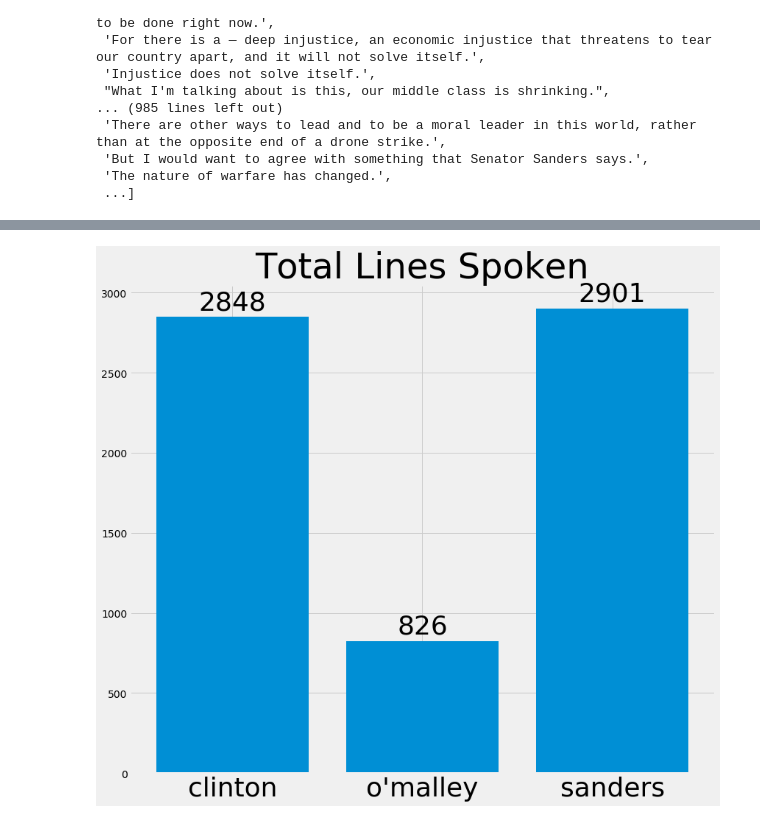
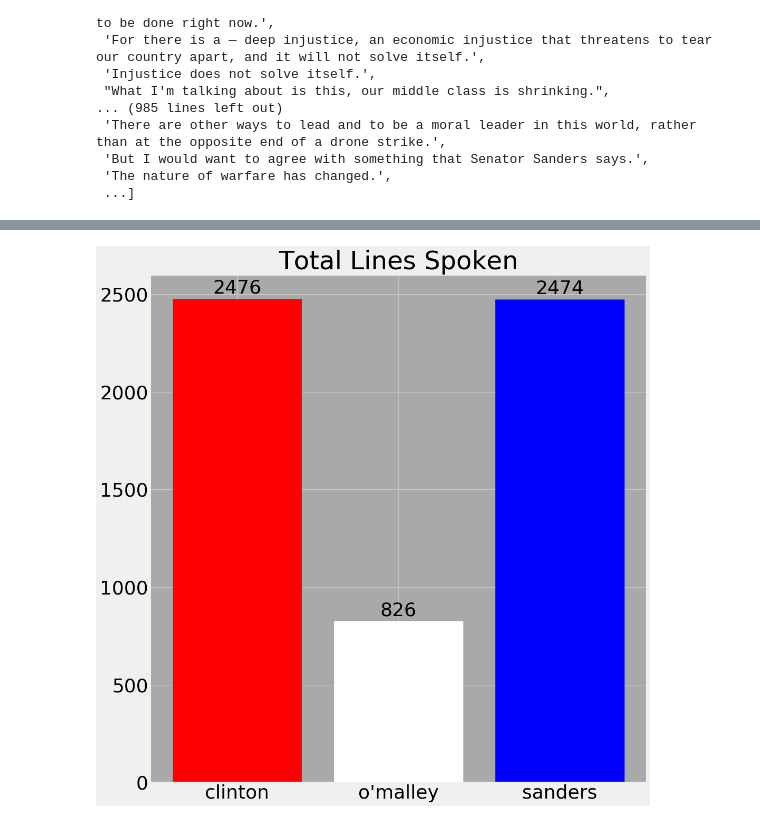
Before and after one commit to Kevhpark5/discerining-the-debate, a Jupyter notebook: Data/All Debates.ipynb, the cells around one changed output, grey strips where cells are left out. Drawn from its saved outputs; the diff is of its cells as text; code cells hidden in the pictures.

Commit message:
update readme and add sentence count images

```diff
--- a/Data/All Debates.ipynb
+++ b/Data/All Debates.ipynb
@@ -108,7 +122,7 @@ dem1
 dem2_url = 'https://www.presidency.ucsb.edu/documents/democratic-candidates-debate-des-moines-iowa'
 
 r_d2 = requests.get(dem2_url)
-db_d2 = client.dem2
+db_d2 = client.deme2
 pages_d2 = db_d2.pages
 pages_d2.insert_one({'html': r_d2.content})
 soup_d2 = BeautifulSoup(r_d2.content, "html")
@@ -159,7 +173,6 @@ dem2 = dem2.dropna()
 speakers = [i[:-1].lower() for i in dem2['Speaker']]
 dem2['Speaker'] = speakers
 # %%
-dem2 = dem2[734:]
 dem2 = dem2[dem2['Line'] != '[commercial break]']
 dem2.index = range(len(dem2))
 dem2
@@ -1009,7 +1008,7 @@ def pipeline(arr):
     return step3
 # %%
 vectors = pipeline(all_primaries2['tokenized'])
-vectors_pd = pd.DataFrame(vectors.toarray(), columns = vectorizer.get_feature_names())
+vector_pd = pd.DataFrame(vectors.toarray(), columns = vectorizer.get_feature_names())
 # %%
 X_train, X_test, y_train, y_test = train_test_split(vector_pd, all_primaries2['Labels'])
 # %%
@@ -1212,5 +1212,3 @@ lower = []
 for i in all_primaries2['tokenized']:
     lower.append(i.lower())
 all_primaries2['tokenized'] = lower
-# %%
-all_primaries2['tokenized'] = all_primaries2['tokenized'].str.findall(r'([a-z]+)')
@@ -1294,20 +1276,25 @@ counts
 # %%
-fig, ax = plt.subplots(figsize = (12, 10))
-rects1 = ax.bar(x = counts.index, height = counts['tokenized'])
+fig, ax = plt.subplots(figsize = (14, 14))
+rects = ax.bar(x = counts.index, height = counts['tokenized'])
 def autolabel(rects):
     """Attach a text label above each bar in *rects*, displaying its height."""
     for rect in rects:
         height = rect.get_height()
         ax.annotate('{}'.format(height),
                     xy=(rect.get_x() + rect.get_width() / 2, height),
                     xytext=(0, 3),  # 3 points vertical offset
                     textcoords="offset points",
                     ha='center', va='bottom', fontsize = 36)
-autolabel(rects1)
+autolabel(rects)
+rects[0].set_color('red')
+rects[1].set_color('white')
+rects[2].set_color('blue')
+ax.set_facecolor('darkgrey')
 fig.tight_layout()
 plt.xticks(fontsize = 36)
+plt.yticks(fontsize = 36)
 ax.set_title("Total Lines Spoken", fontsize = 48)
 plt.show()
 # %% [output]
-[figure, old version]
+[figure, new version]
 # %%
```
Also changed, not shown: parts of 21 cells of this notebook, 2 other files.
